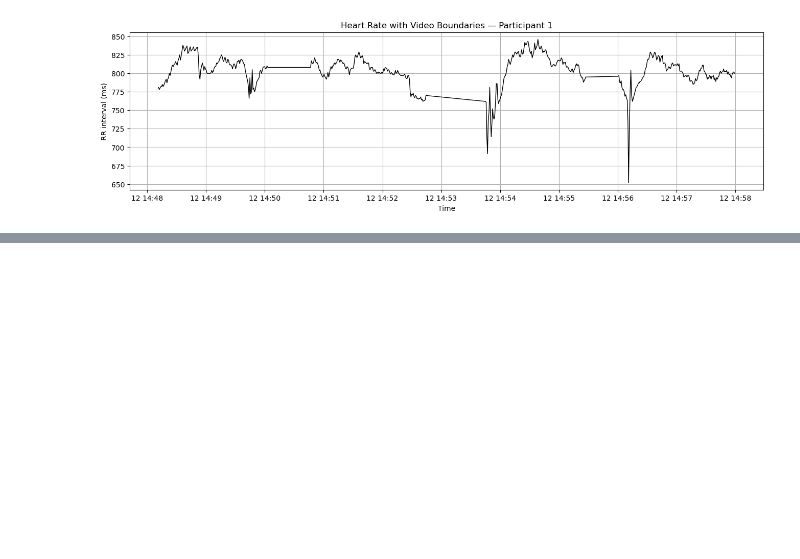
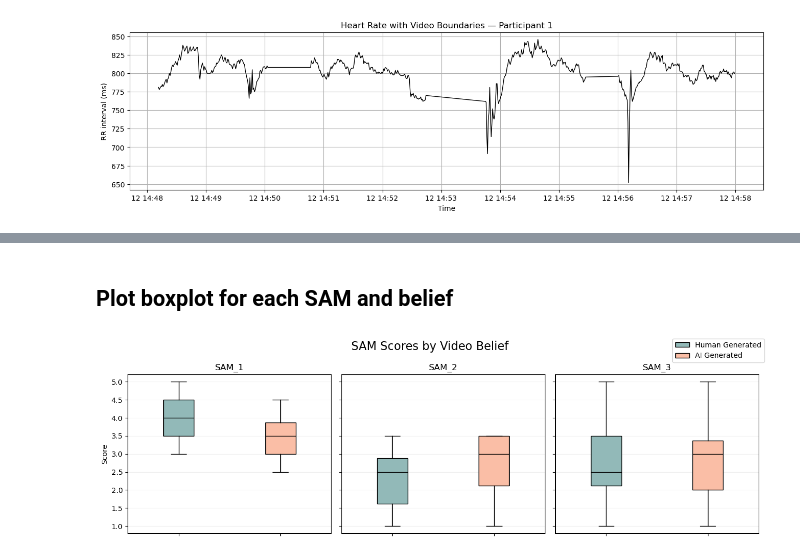
Before and after one commit to BalducciFrancesco/02455-Experiment-In-Cognitive-Science, a Jupyter notebook: analysis/data_visualization.ipynb, the cells around one changed output, grey strips where cells are left out. Drawn from its saved outputs; the diff is of its cells as text; code cells hidden in the pictures; blank space fills up the shorter version.

Commit message:
added plots about SAM, attitude and focus

```diff
--- a/analysis/data_visualization.ipynb
+++ b/analysis/data_visualization.ipynb
@@ -182,0 +190,31 @@ plot_hr_with_videos(1)
+# %% [markdown]
+## Plot boxplot for each SAM and belief
+# %%
+import pandas as pd
+import matplotlib.pyplot as plt
+
+SAMS = ['SAM_1', 'SAM_2', 'SAM_3']
+mean_table = pd.read_csv('sam_per_participant.csv', header=[0,1], index_col=0)
+
+colors = ["#92B9B8", "#FABEA6"]
+
+fig, axes = plt.subplots(1, 3, figsize=(13, 4), sharey=True)
+for i, sam in enumerate(SAMS):
+    ax = axes[i]
+    data_to_plot = [mean_table[sam]['Human Generated'].dropna(), mean_table[sam]['AI Generated'].dropna()]
+    bp = ax.boxplot(data_to_plot, patch_artist=True, widths=0.3)
+    for patch, color in zip(bp['boxes'], colors):
+        patch.set_facecolor(color)
+    for median in bp['medians']:
+        median.set_color('black')
+    ax.set_title(f'{sam}')
+    ax.set_xticklabels([])
+    ax.yaxis.grid(True, alpha=0.2)
+
+fig.suptitle('SAM Scores by Video Belief', fontsize=16)
+axes[0].set_ylabel('Score')
+fig.legend(['Human Generated', 'AI Generated'], loc='upper right')
+fig.tight_layout()
+plt.show()
+# %% [output]
+[figure, added]
```
Also changed, not shown: parts of 11 cells of this notebook.
